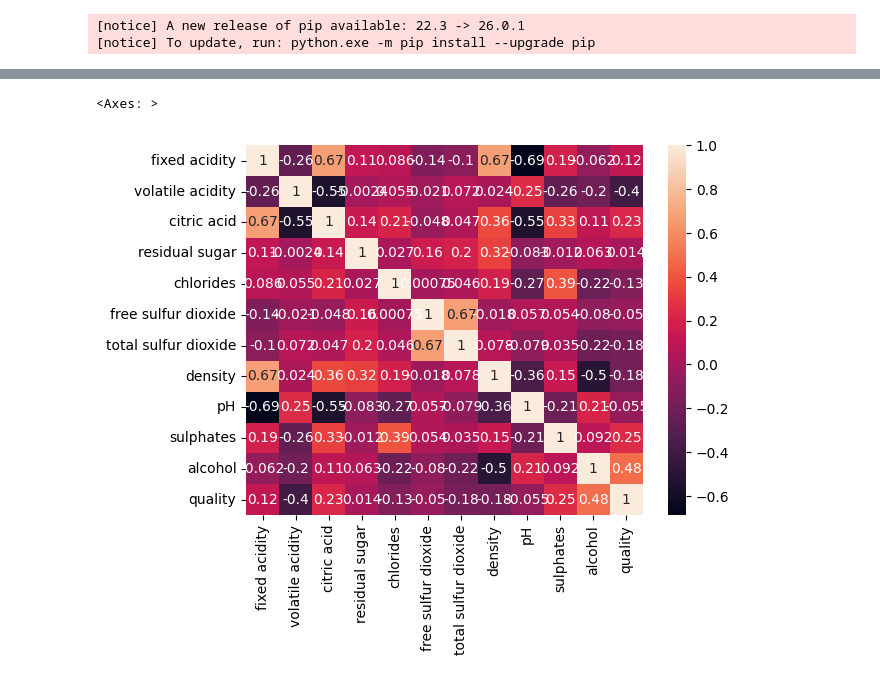
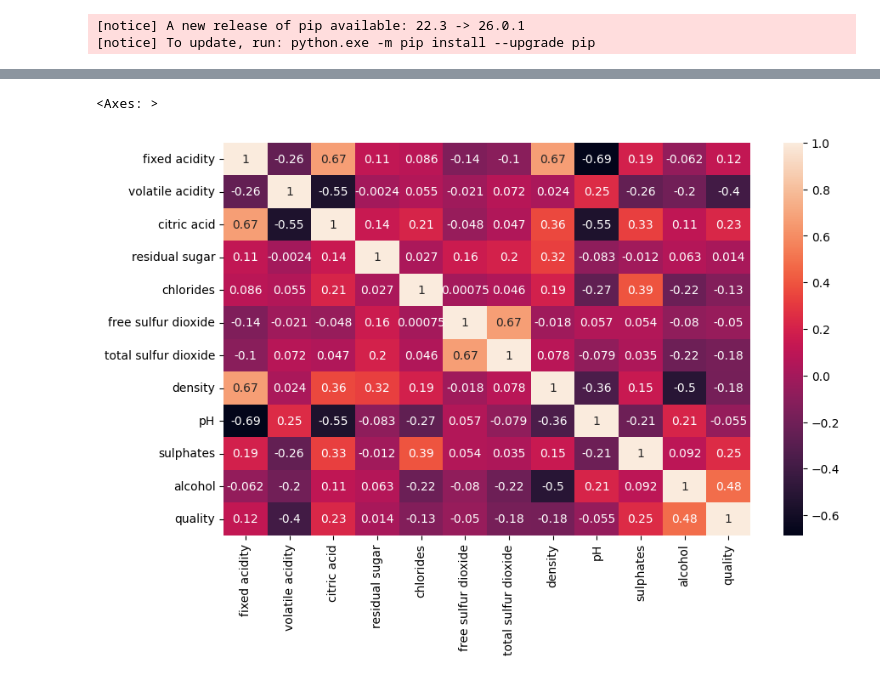
Before and after one commit to pashupatinathvidyarthi/Data-Science-Machine-Learning-Deep-Learning-and-NLP, a Jupyter notebook: Python/EDA/lec01.ipynb, the cells around one changed output, grey strips where cells are left out. Saved outputs shown, nothing was run; the diff lists cells and outputs as text; code cells hidden in the pictures.

```diff
--- a/Python/EDA/lec01.ipynb
+++ b/Python/EDA/lec01.ipynb
@@ -217,6 +226,8 @@ sns.heatmap(df.corr())
 # %%
+import matplotlib.pyplot as plt
+plt.figure(figsize=(10,6))
 import seaborn as sns
 sns.heatmap(df.corr(),annot=True)
 # %% [output]
 <Axes: >
-[figure, old version]
+[figure, new version]
```
Also changed, not shown: parts of 3 cells of this notebook.
